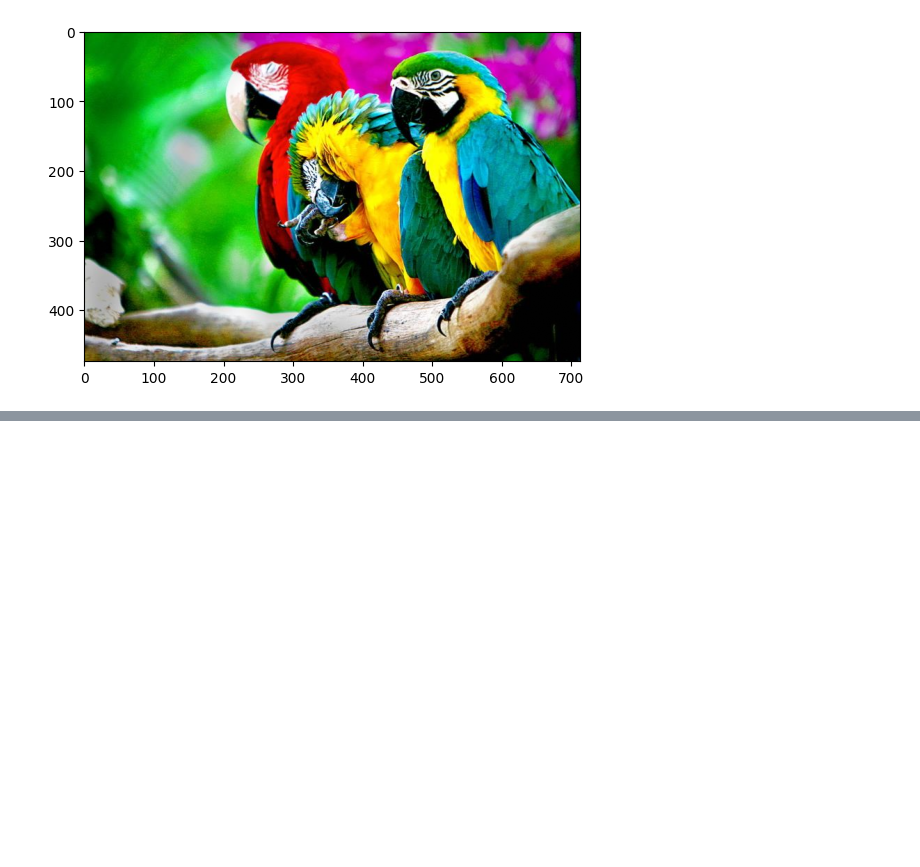
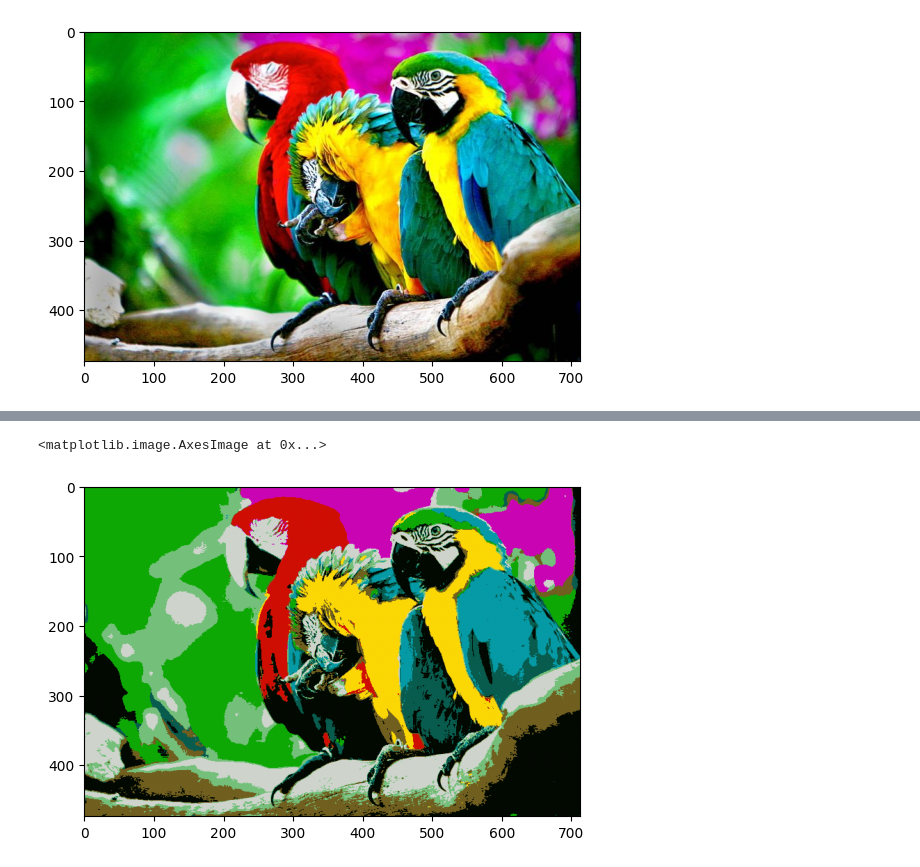
Before and after one commit to AlexeyTri/Home_work_NN, a Jupyter notebook: HomeWork_14.ipynb, the cells around one changed output, grey strips where cells are left out. Drawn from its saved outputs; the diff is of its cells as text; code cells hidden in the pictures; blank space fills up the shorter version.

```diff
--- a/HomeWork_14.ipynb
+++ b/HomeWork_14.ipynb
@@ -103,0 +108,6 @@ pylab.imshow(image_scale)
+# %%
+import pylab
+pylab.imshow(new_median_image)
+# %% [output]
+<matplotlib.image.AxesImage at 0x...>
+[figure, added]
```
Also changed, not shown: parts of 10 cells of this notebook.
